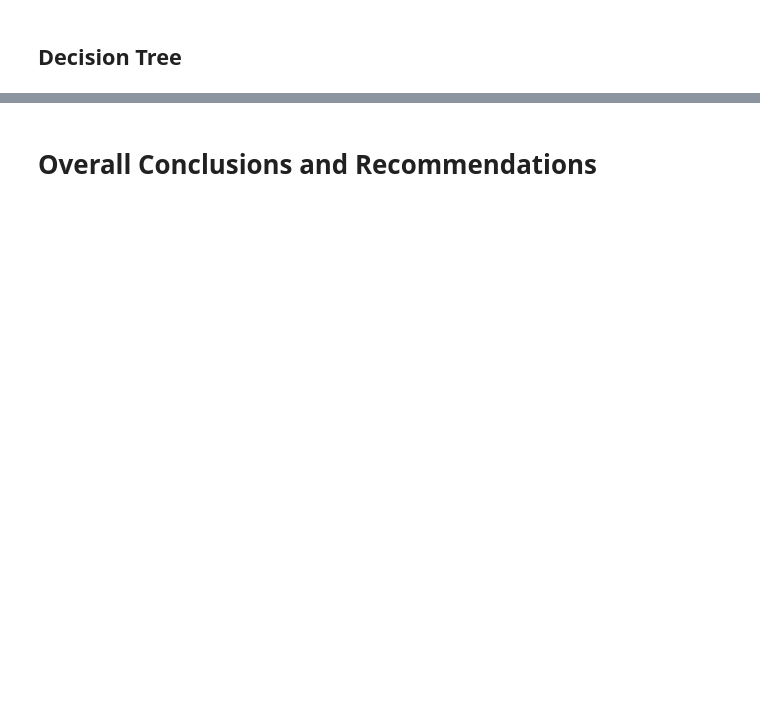
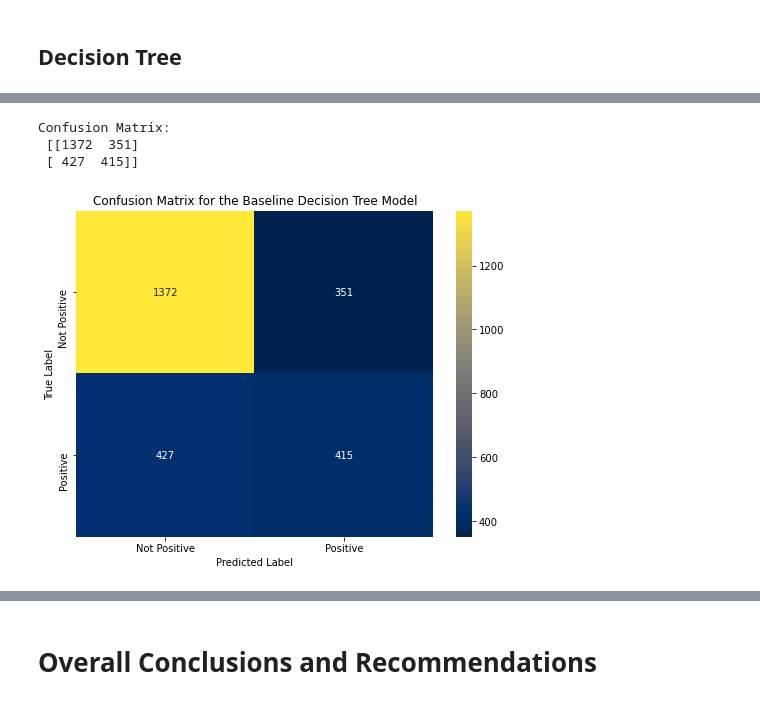
Before and after one commit to keithotuomagie/tweet_analysis, a Jupyter notebook: notebook.ipynb, the cells around one changed output, grey strips where cells are left out. Saved outputs shown, nothing was run; the diff lists cells and outputs as text; code cells hidden in the pictures; blank space fills up the shorter version.

Commit message:
Notebook | Updating Modeling

```diff
--- a/notebook.ipynb
+++ b/notebook.ipynb
@@ -904,0 +1007,9 @@ Confusion Matrix:
+# %%
+# Creating Confusion Marix for the Baseline Decision Tree Model
+
+cnf_matrix_display(y_test, y_hat_test_clf_base, title='Confusion Matrix for the Baseline Decision Tree Model')
+# %% [output]
+Confusion Matrix:
+ [[1372  351]
+ [ 427  415]]
+[figure, added]
```
Also changed, not shown: parts of 25 cells of this notebook.
